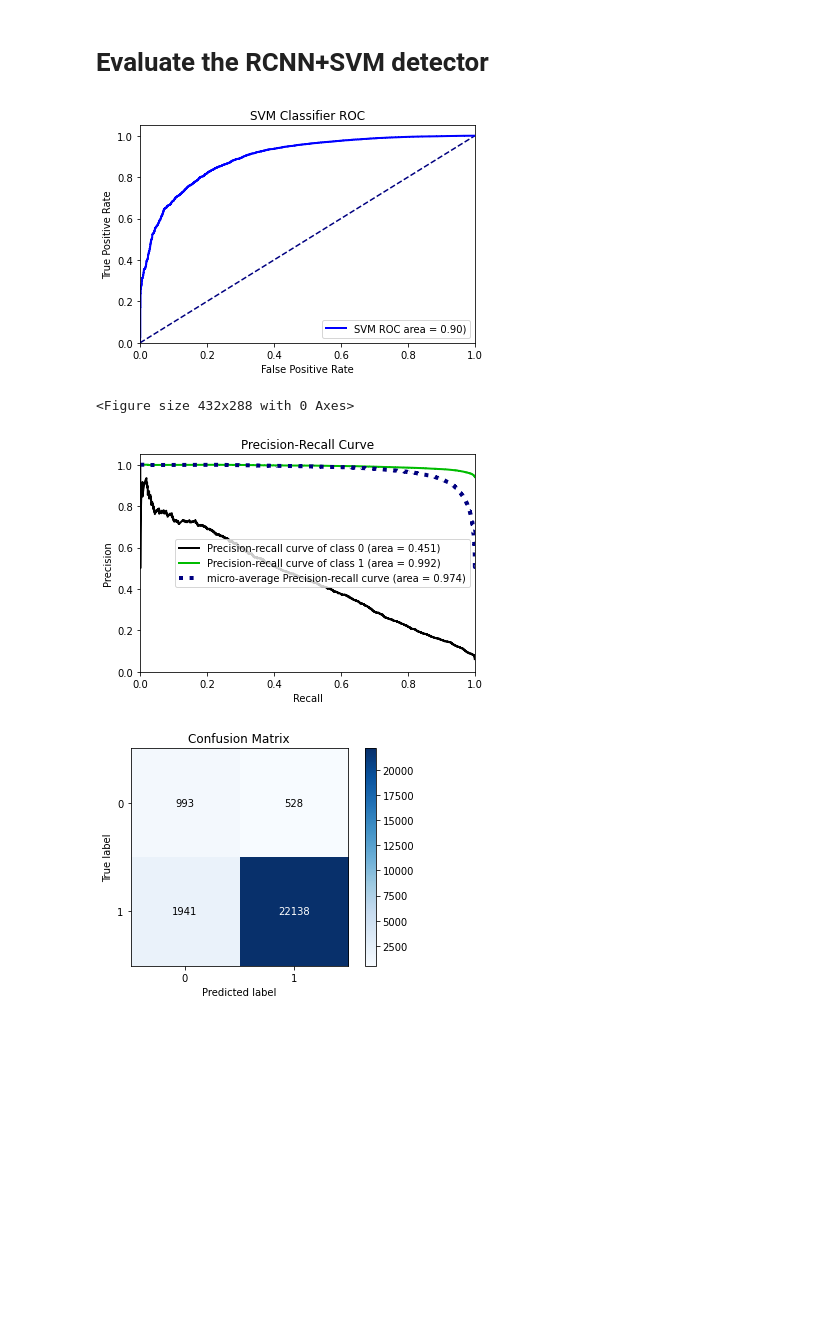
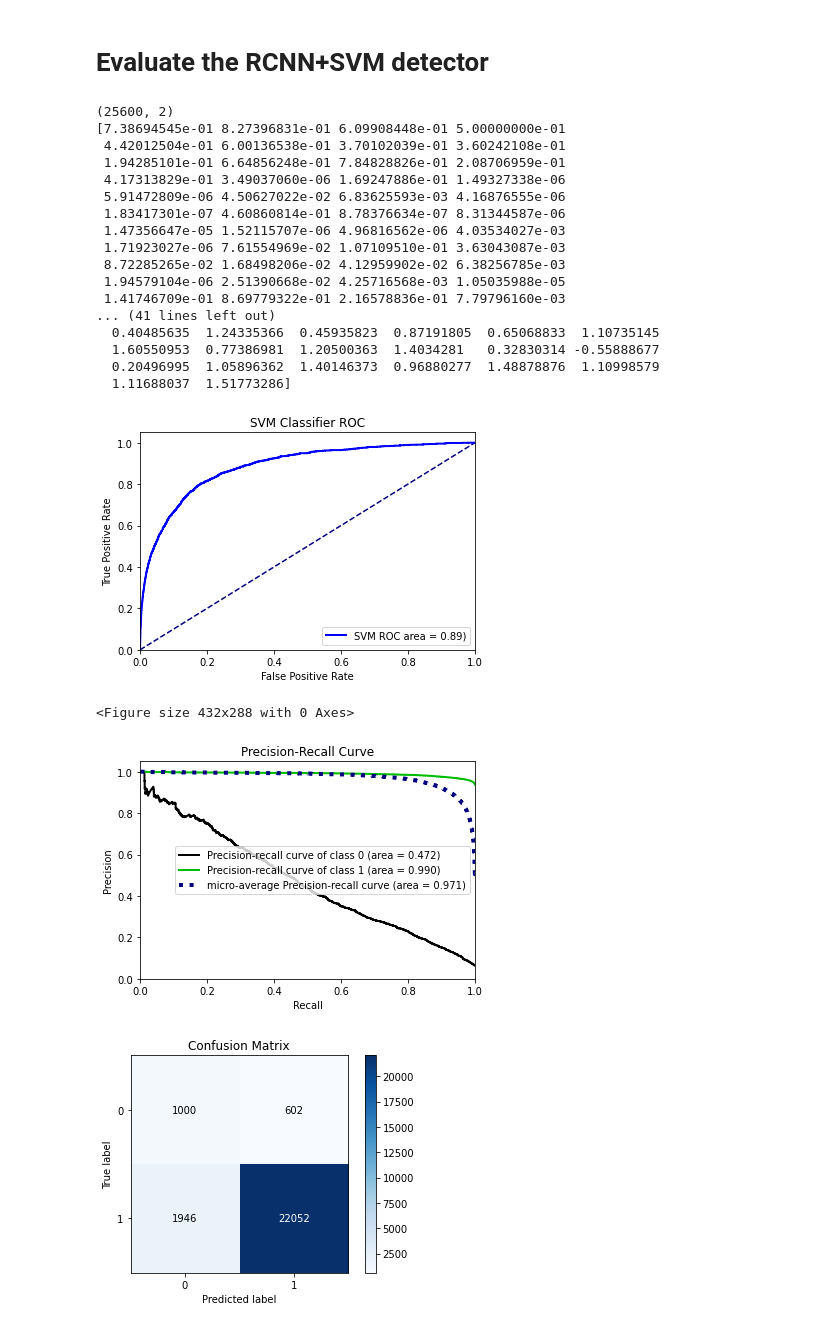
Before and after one commit to CanboYe/few-shot-object-detection, a Jupyter notebook: Experiments.ipynb, the cells around one changed output. Cells and saved outputs as stored; diff of their text form; code cells hidden in the pictures; blank space fills up the shorter version.

```diff
--- a/Experiments.ipynb
+++ b/Experiments.ipynb
@@ -37,7 +43,7 @@ https://github.com/facebookresearch/iopath
 # Register my_dataset
 # %%
 # train = True
-train = True
+train = False
 if train == True:
     json_dir = 'datasets/coco_experiments/seed1/full_box_30shot_person_trainval.json'
     image_dir = 'datasets/coco/trainval2014'
@@ -47,6 +53,7 @@ else:
     json_dir = 'datasets/coco_experiments/seed1/full_box_1000shot_person_test.json'
     image_dir = 'datasets/coco/trainval2014'
     register_coco_instances("my_dataset", {}, json_dir, image_dir)
+    clf = load('svm_results/svm_model_finetuned_prop_base.joblib')
 # %% [markdown]
 # Build model using cfg file
 # %%
@@ -144,7 +151,7 @@ def label_and_sample_proposals(proposals, targets):
 
 
     for i, (proposals_per_image, targets_per_image) in enumerate(zip(proposals, targets)):
-        feature_vectors =box_features[i*1000:(i+1)*1000, :]
+#         feature_vectors =box_features[i*1000:(i+1)*1000, :]
         has_gt = len(targets_per_image) > 0
         match_quality_matrix = pairwise_iou(
             targets_per_image.gt_boxes, proposals_per_image.proposal_boxes
@@ -155,7 +162,7 @@ def label_and_sample_proposals(proposals, targets):
         )
 
         # Set target attributes of the sampled proposals:
-        feature_vectors = feature_vectors[sampled_idxs]
+#         feature_vectors = feature_vectors[sampled_idxs]
         proposals_per_image = proposals_per_image[sampled_idxs]
         proposals_per_image.gt_classes = gt_classes
 
@@ -188,9 +195,10 @@ def label_and_sample_proposals(proposals, targets):
             (gt_classes == cfg.MODEL.ROI_HEADS.NUM_CLASSES).sum().item()
         )
         num_fg_samples.append(gt_classes.numel() - num_bg_samples[-1])
-        sampled_ft_vecs_list.append(feature_vectors)
+#         sampled_ft_vecs_list.append(feature_vectors)
         proposals_with_gt.append(proposals_per_image)
-    return proposals_with_gt, sampled_ft_vecs_list
+    return proposals_with_gt
+#     return proposals_with_gt, sampled_ft_vecs_list
 # %%
 print(cfg)
 # %% [output]
@@ -430,8 +516,8 @@ from joblib import dump, load
 from detectron2.layers import nonzero_tuple
 import numpy as np
 # %%
-X = torch.vstack(sampled_ft_vecs_list).detach().numpy()
-y = torch.vstack([p.gt_classes.reshape((-1, 1)) for p in proposals_with_gt]).detach().numpy().ravel()
+X = torch.vstack(sampled_ft_vecs_list).cpu().detach().numpy()
+y = torch.vstack([p.gt_classes.reshape((-1, 1)) for p in proposals_with_gt]).cpu().detach().numpy().ravel()
 
 pos_num = y[y==0].shape[0]
 neg_num = y[y==1].shape[0]
@@ -441,5 +527,5 @@ print(y.shape)
 if train:
     clf = svm.SVC(probability=True)
     clf.fit(X, y)
-    dump(clf, 'svm_model_finetuned_prop_base.joblib')
+    dump(clf, 'svm_results/svm_model_finetuned_prop_base.joblib')
 # %% [output]
@@ -450,47 +536,68 @@ if train:
 # Evaluate the RCNN+SVM detector
 # %%
 if not train:
-    clf = load('svm_model_finetuned_prop_base.joblib')
+    clf = load('svm_results/svm_model_finetuned_prop_base.joblib')
     y_hat = clf.predict(X)
     predictedprobSVC = clf.predict_proba(X)
+    log_prob = clf.predict_log_proba(X)
 # %%
 %matplotlib inline
 import matplotlib.pyplot as plt
 from sklearn.metrics import roc_curve
 from sklearn.metrics import auc
 from sklearn.metrics import plot_precision_recall_curve
 import scikitplot as skplt
-# print(predictedprobSVC.shape)
-# print(predictedprobSVC[:50,0])
-# print(predictedprobSVC[:50,1])
-# y_score = clf.decision_function(X)
-# print(y_score.shape)
-# print(y_score[:50])
+print(predictedprobSVC.shape)
+print(predictedprobSVC[:50,0])
+print(predictedprobSVC[:50,1])
+print(log_prob.shape)
+print(log_prob[:50,0])
+print(log_prob[:50,1])
+y_score = clf.decision_function(X)
+print(y_score.shape)
+print(y_score[:50])
 if not train:
     #GET ROC DATA
-    y_score = clf.decision_function(X)
-    fpr, tpr, thresholds = roc_curve(y, y_score, pos_label=1)
+#     y_score = clf.decision_function(X)
+    fpr, tpr, thresholds = roc_curve(y, log_prob[:,0], pos_label=0)
     roc_auc = auc(fpr, tpr)
     #GRAPH DATA
     plt.figure()
     plt.xlabel('False Positive Rate')
     plt.ylabel('True Positive Rate')
     plt.plot([0, 1], [0, 1], color='navy', linestyle='--')
     plt.xlim([0.0, 1.0])
     plt.ylim([0.0, 1.05])
     plt.title('SVM Classifier ROC')
     plt.plot(fpr, tpr, color='blue', lw=2, label='SVM ROC area = %0.2f)' % roc_auc)
     plt.legend(loc="lower right")
     plt.show()
 
     plt.figure()
     skplt.metrics.plot_precision_recall_curve(y, predictedprobSVC)
     skplt.metrics.plot_confusion_matrix(y, y_hat)
     plt.show()
 # %% [output]
+(25600, 2)
+[7.38694545e-01 8.27396831e-01 6.09908448e-01 5.00000000e-01
+ 4.42012504e-01 6.00136538e-01 3.70102039e-01 3.60242108e-01
+ 1.94285101e-01 6.64856248e-01 7.84828826e-01 2.08706959e-01
+ 4.17313829e-01 3.49037060e-06 1.69247886e-01 1.49327338e-06
+ 5.91472809e-06 4.50627022e-02 6.83625593e-03 4.16876555e-06
+ 1.83417301e-07 4.60860814e-01 8.78376634e-07 8.31344587e-06
+ 1.47356647e-05 1.52115707e-06 4.96816562e-06 4.03534027e-03
+ 1.71923027e-06 7.61554969e-02 1.07109510e-01 3.63043087e-03
+ 8.72285265e-02 1.68498206e-02 4.12959902e-02 6.38256785e-03
+ 1.94579104e-06 2.51390668e-02 4.25716568e-03 1.05035988e-05
+ 1.41746709e-01 8.69779322e-01 2.16578836e-01 7.79796160e-03
+... (41 lines left out)
+  0.40485635  1.24335366  0.45935823  0.87191805  0.65068833  1.10735145
+  1.60550953  0.77386981  1.20500363  1.4034281   0.32830314 -0.55888677
+  0.20496995  1.05896362  1.40146373  0.96880277  1.48878876  1.10998579
+  1.11688037  1.51773286]
-[figure, old version]
+[figure, new version]
-<Figure size 432x288 with 0 Axes>
+<Figure size 432x288 with 0 Axes>
-[figure, old version]
+[figure, new version]
 [figure]
 # %%
 if not train:
```
Also changed, not shown: parts of 6 cells of this notebook, 2 other files.
